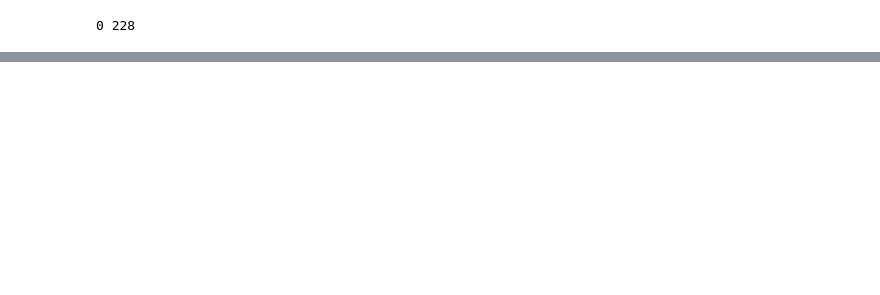
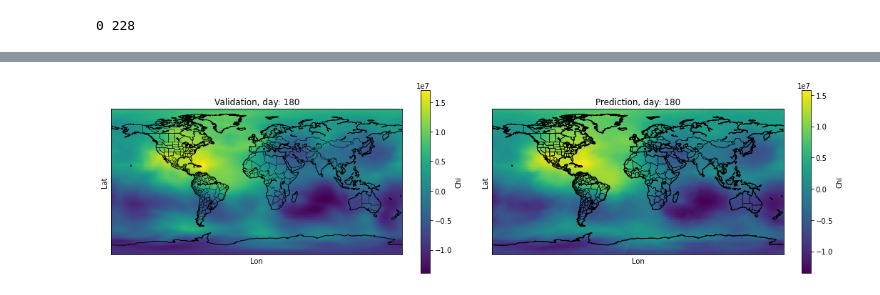
Before and after one commit to Cutwell/plymouth-university-proj518, a Jupyter notebook: saved_models/model-test.ipynb, the cells around one changed output, grey strips where cells are left out. Cells and saved outputs as stored; diff of their text form; code cells hidden in the pictures; blank space fills up the shorter version.

```diff
--- a/saved_models/model-test.ipynb
+++ b/saved_models/model-test.ipynb
@@ -74,7 +43,0 @@ _________________________________________________________________
-# %%
-# load wind model input scaler
-save_dir = os.path.join(os.getcwd(), 'saved_models')
-scaler_name = 'wind_regression_scaler'
-scaler_path = os.path.join(save_dir, scaler_name)
-
-yscaler = joblib.load(scaler_path)
@@ -222,0 +102,37 @@ plt.show()
+# %%
+fig, axes = plt.subplots(nrows=1, ncols=2, figsize=(15, 4))
+
+# plot known data
+ax = axes[0]
+mp = Basemap(ax=ax)
+title = f'Validation, day: {day}'
+ax.title.set_text(title)
+map = ax.scatter(df_day['Lon'], df_day['Lat'], c=df_day['Chi'], cmap='viridis')
+mp.drawcoastlines()
+mp.drawstates()
+mp.drawcountries()
+ax.set_xlabel('Lon')
+ax.set_ylabel('Lat')
+# add a legend indicating the depth of each point
+cbar = fig.colorbar(map, ax=ax)
+cbar.set_label('Chi')
+
+# plot predicted values at day of interest
+ax = axes[1]
+mp = Basemap(ax=ax)
+title = f'Prediction, day: {day}'
+ax.title.set_text(title)
+map = ax.scatter(wind_time_predicted['Lon'], wind_time_predicted['Lat'], c=wind_time_predicted['Chi'], cmap='viridis')
+mp.drawcoastlines()
+mp.drawstates()
+mp.drawcountries()
+ax.set_xlabel('Lon')
+ax.set_ylabel('Lat')
+# add a legend indicating the depth of each point
+cbar = fig.colorbar(map, ax=ax)
+cbar.set_label('Chi')
+
+plt.tight_layout()
+plt.show()
+# %% [output]
+[figure, added]
```
Also changed, not shown: parts of 9 cells of this notebook, 14 other files.
